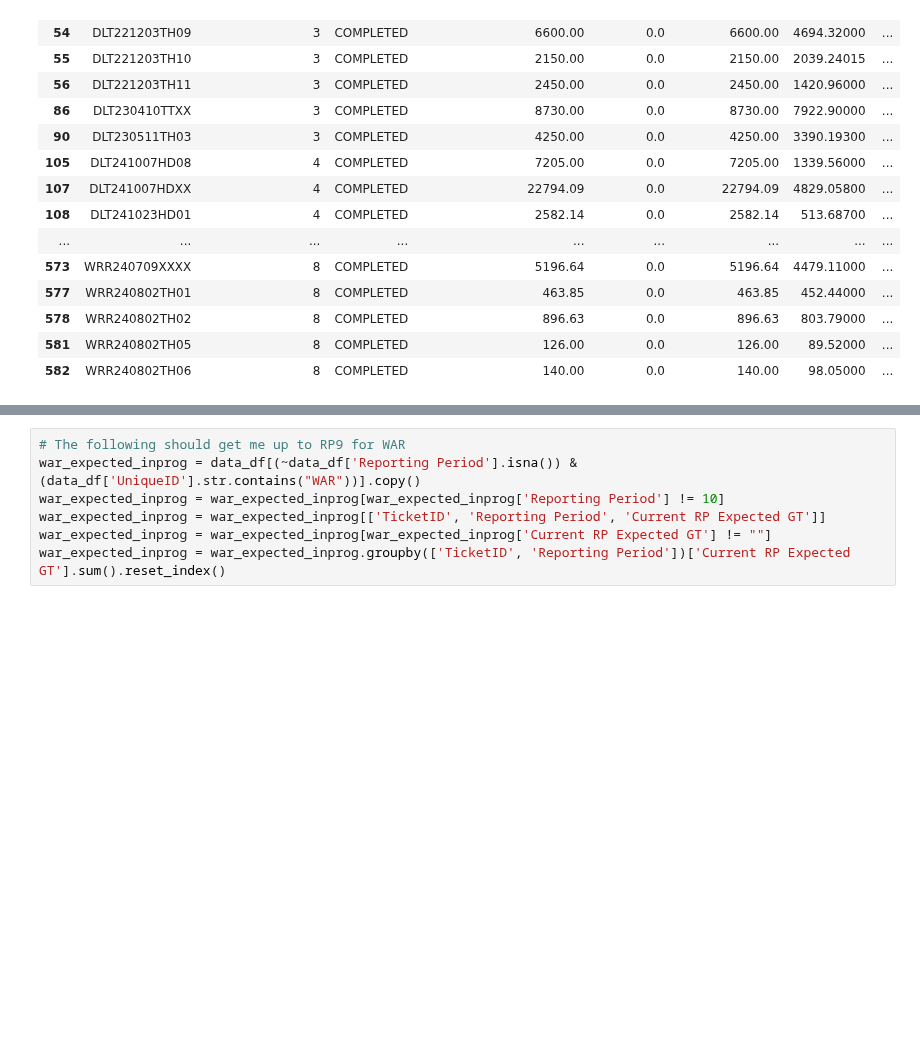
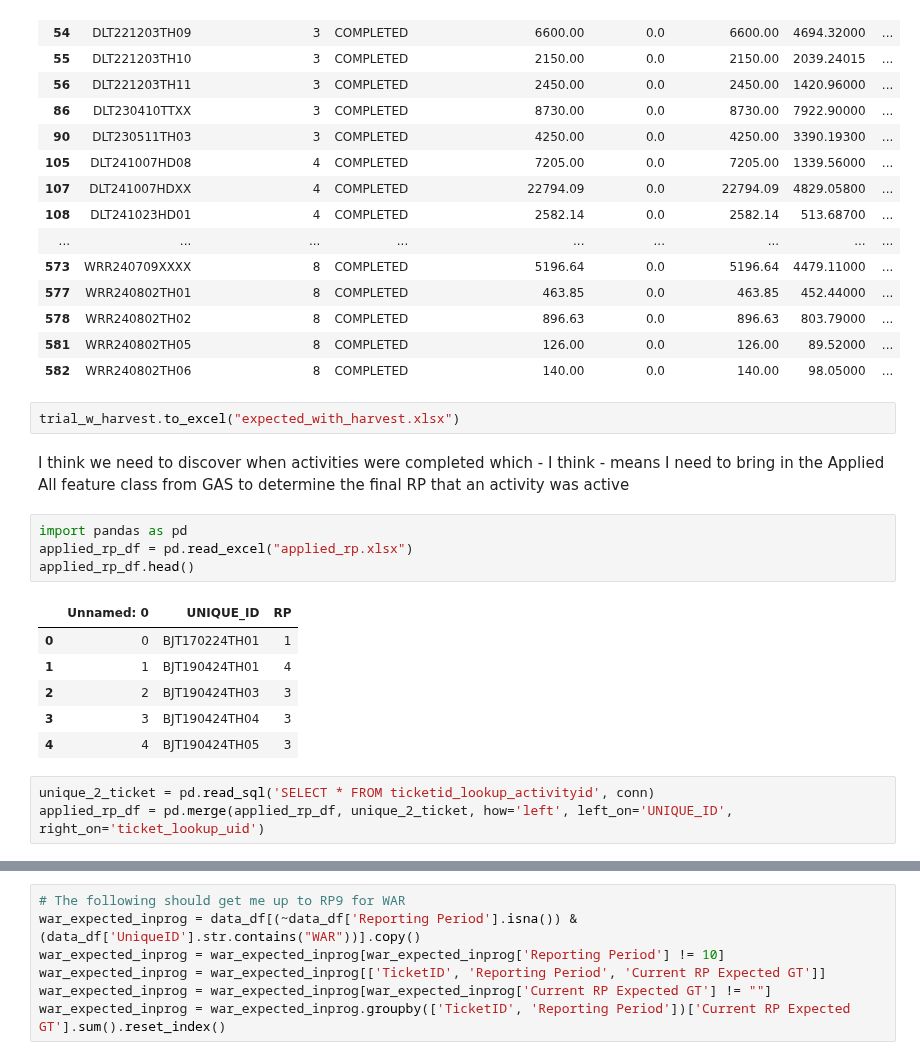
Before and after one commit to BilyBrown/sqlite3-tutorial, a Jupyter notebook: make_db_trial_v0.ipynb, the cells around one changed output, grey strips where cells are left out. Drawn from its saved outputs; the diff is of its cells as text; blank space fills up the shorter version.

Commit message:
still trying to figure out how to calculate the expected harvest by rp

```diff
--- a/make_db_trial_v0.ipynb
+++ b/make_db_trial_v0.ipynb
@@ -766,3 +801,21 @@ trial_w_harvest[(trial_w_harvest['difference'] > 0) & (trial_w_harvest['Status']
 | 578 | WRR240802TH02 | 8 | COMPLETED | 896.63 | 0.0 | 896.63 | 803.79000 | ... |
 | 581 | WRR240802TH05 | 8 | COMPLETED | 126.00 | 0.0 | 126.00 | 89.52000 | ... |
 | 582 | WRR240802TH06 | 8 | COMPLETED | 140.00 | 0.0 | 140.00 | 98.05000 | ... |
+# %%
+trial_w_harvest.to_excel("expected_with_harvest.xlsx")
+# %% [markdown]
+I think we need to discover when activities were completed which - I think - means I need to bring in the Applied All feature class from GAS to determine the final RP that an activity was active
+# %%
+import pandas as pd
+applied_rp_df = pd.read_excel("applied_rp.xlsx")
+applied_rp_df.head()
+# %% [output]
+|  | Unnamed: 0 | UNIQUE_ID | RP |
+| 0 | 0 | BJT170224TH01 | 1 |
+| 1 | 1 | BJT190424TH01 | 4 |
+| 2 | 2 | BJT190424TH03 | 3 |
+| 3 | 3 | BJT190424TH04 | 3 |
+| 4 | 4 | BJT190424TH05 | 3 |
+# %%
+unique_2_ticket = pd.read_sql('SELECT * FROM ticketid_lookup_activityid', conn)
+applied_rp_df = pd.merge(applied_rp_df, unique_2_ticket, how='left', left_on='UNIQUE_ID', right_on='ticket_lookup_uid')
```
Also changed, not shown: parts of 19 cells of this notebook.
